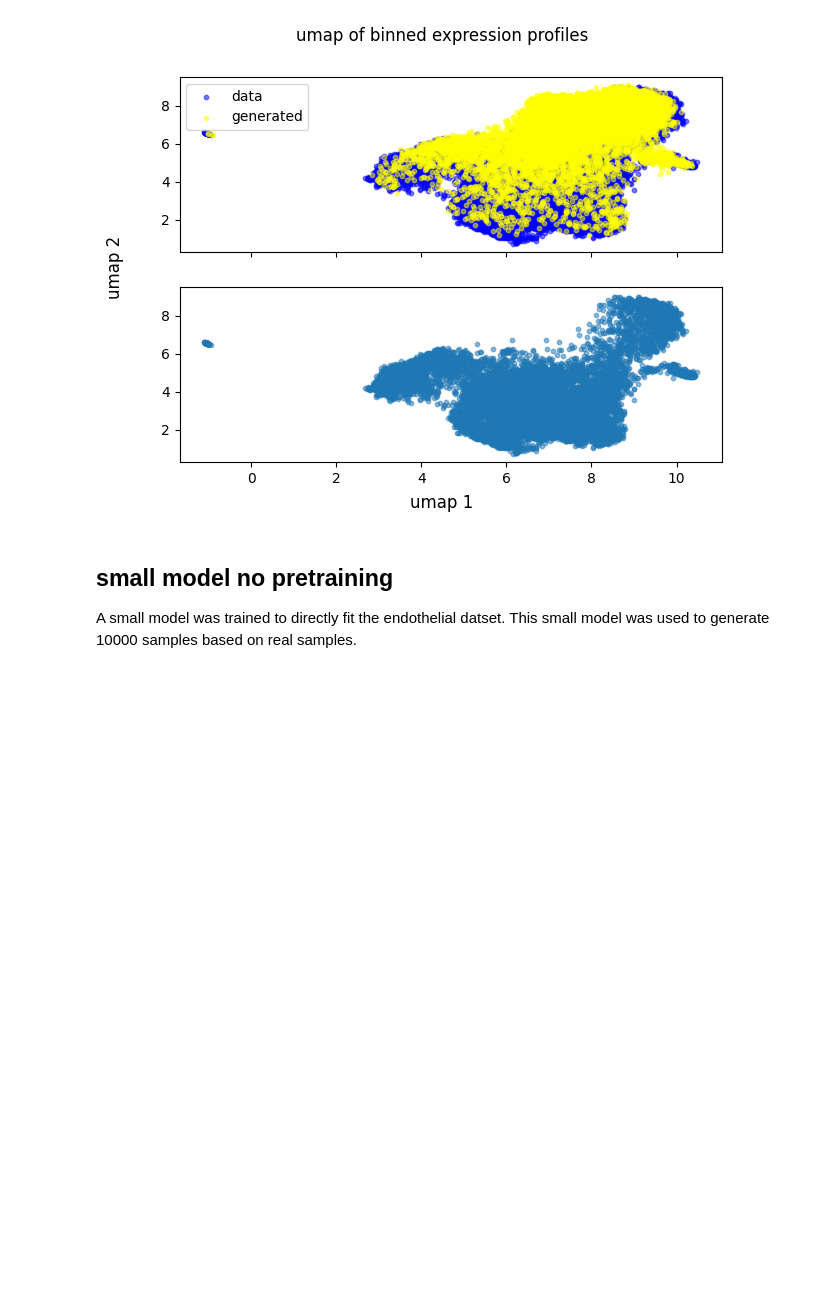
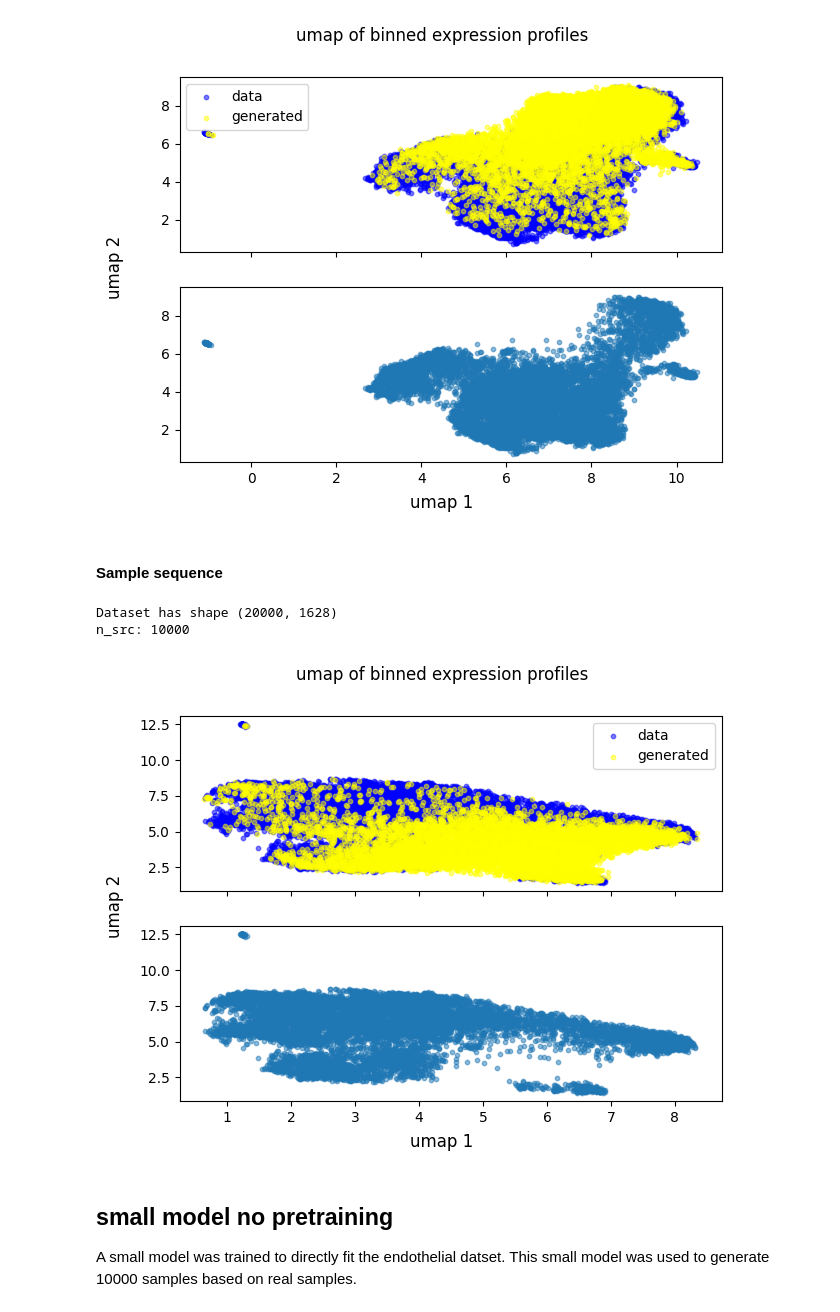
Before and after one commit to Fkrgl/scTransformer, a Jupyter notebook: src/heart_endothelial_generated_samples.ipynb, the cells around one changed output. Drawn from its saved outputs; the diff is of its cells as text; code cells hidden in the pictures; blank space fills up the shorter version.

Commit message:
generation validation with umaps

```diff
--- a/src/heart_endothelial_generated_samples.ipynb
+++ b/src/heart_endothelial_generated_samples.ipynb
@@ -88,6 +88,19 @@ plot_UMAP(generated[:,:200], real[:,:200])
 # %% [output]
 n_src: 10000
 [figure]
+# %% [markdown]
+#### Sample sequence
+# %%
+path = '../data/heart_endothelial_200_10000_fintune_paddedGenesMasked_seq.npy'
+real, generated = load_samples(path, 10000)
+real = real[:,:200]
+generated = generated[:,:200]
+print(real.shape)
+plot_UMAP(generated, real)
+# %% [output]
+Dataset has shape (20000, 1628)
+n_src: 10000
+[figure, added]
 # %% [markdown]
 ## small model no pretraining
 
```
Also changed, not shown: 2 other files.
